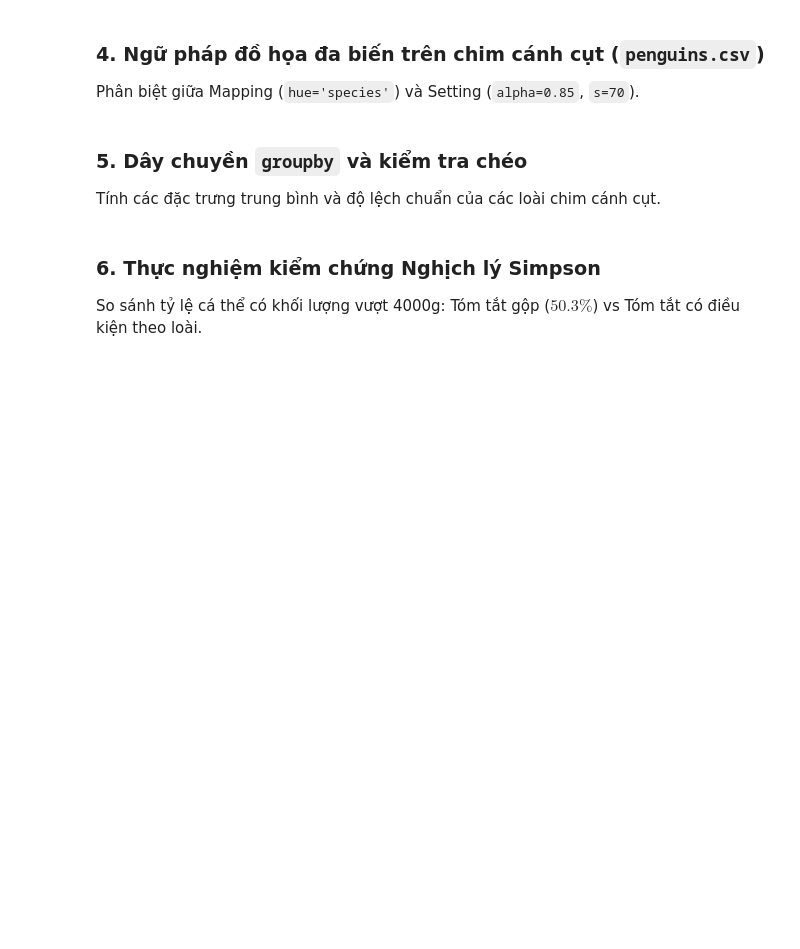
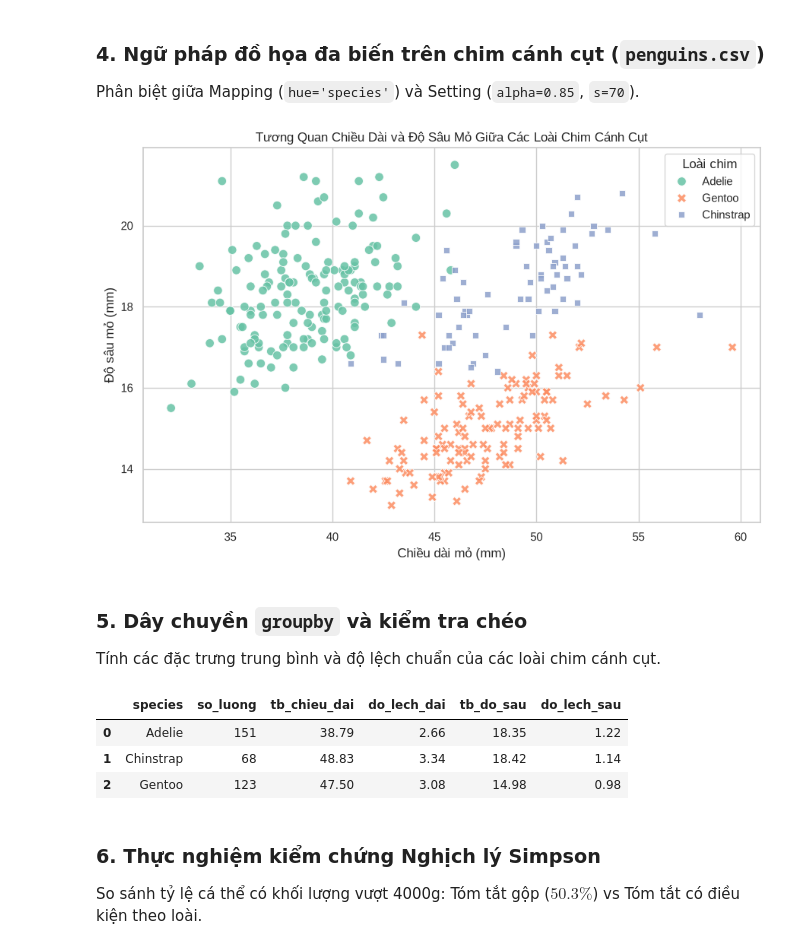
Before and after one commit to ThanhtunggS/probability_and_statistics, a Jupyter notebook: Week3/lab03-thuc-hanh homework.ipynb, the cells around one changed output. Saved outputs shown, nothing was run; the diff lists cells and outputs as text; code cells hidden in the pictures; blank space fills up the shorter version.

```diff
--- a/Week3/lab03-thuc-hanh homework.ipynb
+++ b/Week3/lab03-thuc-hanh homework.ipynb
@@ -21,9 +84,53 @@ Thêm ánh xạ màu sắc theo biến phân loại ngày trong tuần vs ngày
 # %% [markdown]
 ### 4. Ngữ pháp đồ họa đa biến trên chim cánh cụt (`penguins.csv`)
 Phân biệt giữa Mapping (`hue='species'`) và Setting (`alpha=0.85`, `s=70`).
+# %%
+df_penguins = pd.read_csv("du-lieu/penguins.csv").dropna(subset=["bill_length_mm", "bill_depth_mm", "species"])
+
+fig, ax = plt.subplots(figsize=(9, 6))
+sns.scatterplot(
+    data=df_penguins,
+    x="bill_length_mm",
+    y="bill_depth_mm",
+    hue="species",
+    style="species",
+    s=70,
+    alpha=0.85,
+    palette="Set2",
+    ax=ax
+)
+ax.set(
+    title="Tương Quan Chiều Dài và Độ Sâu Mỏ Giữa Các Loài Chim Cánh Cụt",
+    xlabel="Chiều dài mỏ (mm)",
+    ylabel="Độ sâu mỏ (mm)"
+)
+ax.legend(title="Loài chim")
+plt.tight_layout()
+plt.show()
+# %% [output]
+[figure, added]
 # %% [markdown]
 ### 5. Dây chuyền `groupby` và kiểm tra chéo
 Tính các đặc trưng trung bình và độ lệch chuẩn của các loài chim cánh cụt.
+# %%
+penguins_stats = (
+    df_penguins
+    .groupby("species", observed=True)
+    .agg(
+        so_luong=("species", "count"),
+        tb_chieu_dai=("bill_length_mm", "mean"),
+        do_lech_dai=("bill_length_mm", "std"),
+        tb_do_sau=("bill_depth_mm", "mean"),
+        do_lech_sau=("bill_depth_mm", "std")
+    )
+    .reset_index()
+)
+display(penguins_stats.round(2))
+# %% [output]
+|  | species | so_luong | tb_chieu_dai | do_lech_dai | tb_do_sau | do_lech_sau |
+| 0 | Adelie | 151 | 38.79 | 2.66 | 18.35 | 1.22 |
+| 1 | Chinstrap | 68 | 48.83 | 3.34 | 18.42 | 1.14 |
+| 2 | Gentoo | 123 | 47.50 | 3.08 | 14.98 | 0.98 |
 # %% [markdown]
 ### 6. Thực nghiệm kiểm chứng Nghịch lý Simpson
 So sánh tỷ lệ cá thể có khối lượng vượt 4000g: Tóm tắt gộp ($50.3\%$) vs Tóm tắt có điều kiện theo loài.
```
Also changed, not shown: parts of 4 cells of this notebook, 8 other files.
